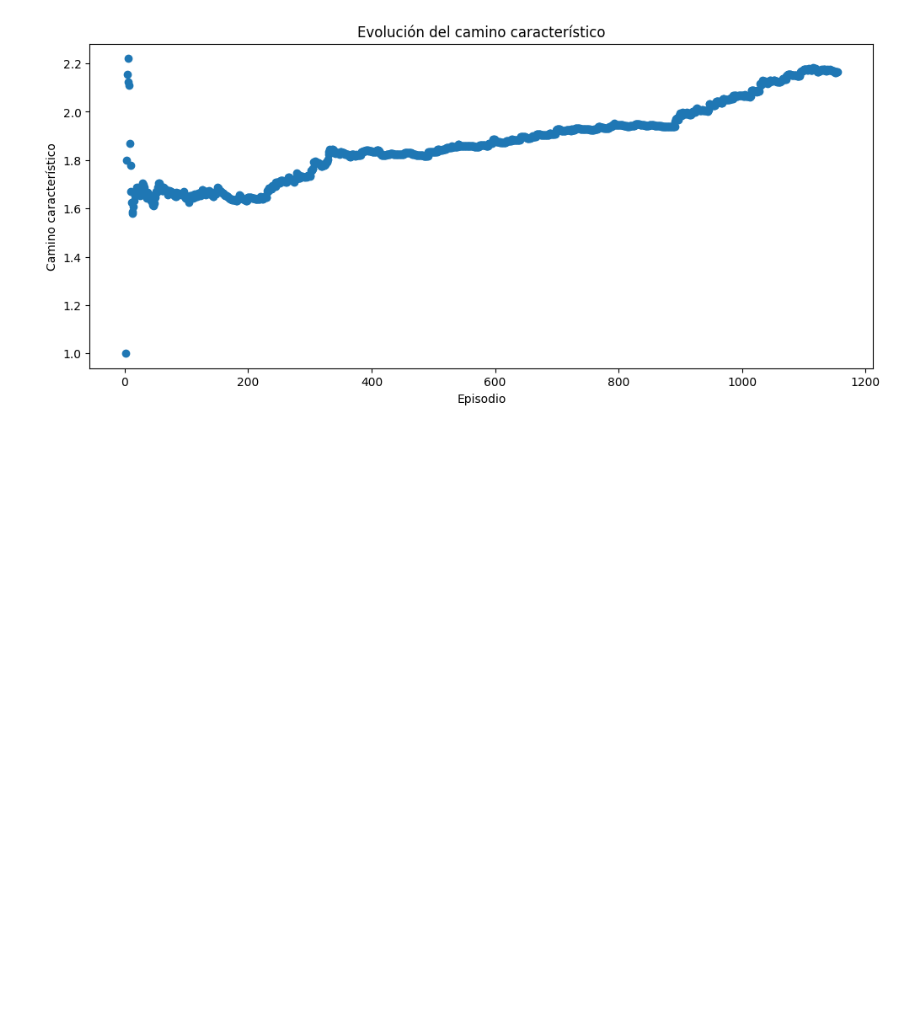
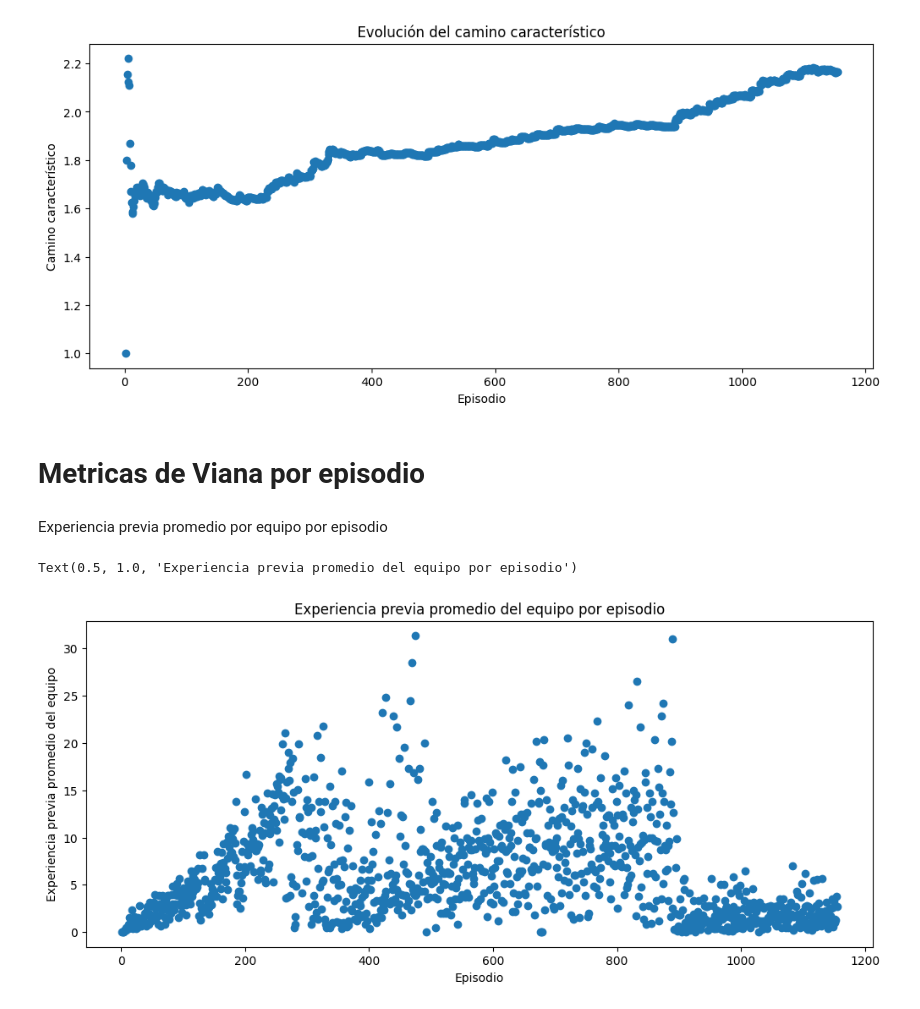
Before and after one commit to Jotape24/Complex-Networks-and-One-Piece, a Jupyter notebook: graph.ipynb, the cells around one changed output. Cells and saved outputs as stored; diff of their text form; code cells hidden in the pictures; blank space fills up the shorter version.

Commit message:
feat: Adds new metrics based on Viana et al.

```diff
--- a/graph.ipynb
+++ b/graph.ipynb
@@ -1380,3 +1423,24 @@ plt.title("Evolución del camino característico")
 # %% [output]
 Text(0.5, 1.0, 'Evolución del camino característico')
 [figure]
+# %% [markdown]
+# Metricas de Viana por episodio
+# %% [markdown]
+Experiencia previa promedio por equipo por episodio
+# %%
+y = avg_previous_tm_exp_list
+
+# plot de distribución
+
+plt.figure(figsize=(12, 5))
+
+plt.subplot(1, 1, 1)
+
+plt.scatter(x, y)
+
+plt.xlabel("Episodio")
+plt.ylabel("Experiencia previa promedio del equipo")
+plt.title("Experiencia previa promedio del equipo por episodio")
+# %% [output]
+Text(0.5, 1.0, 'Experiencia previa promedio del equipo por episodio')
+[figure, added]
```
Also changed, not shown: parts of 25 cells of this notebook, 1 other file.
